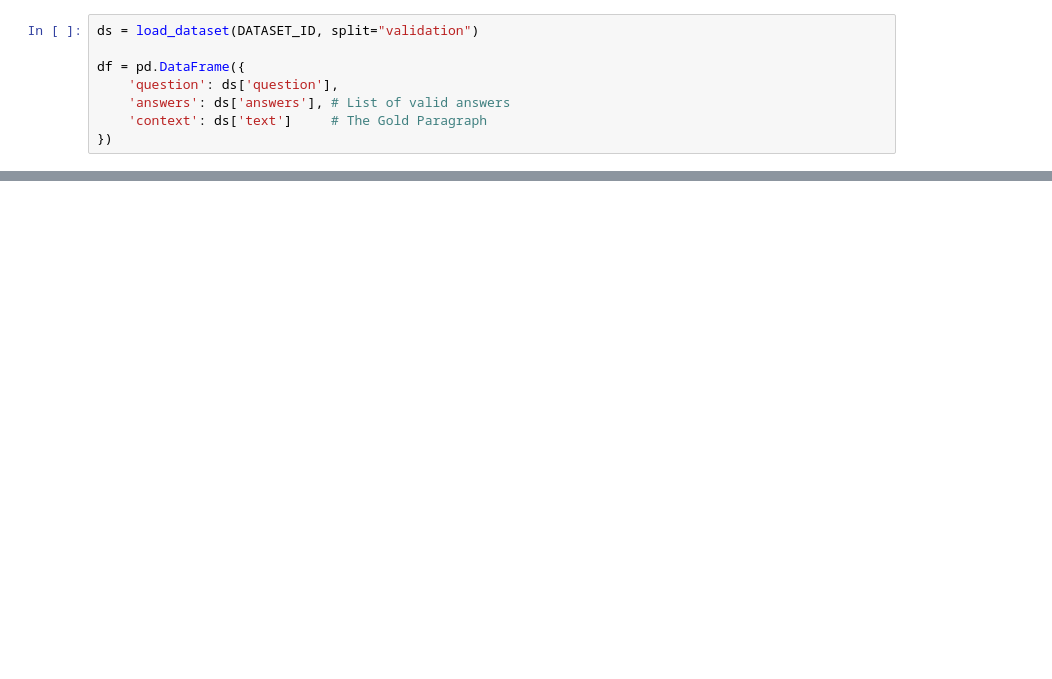
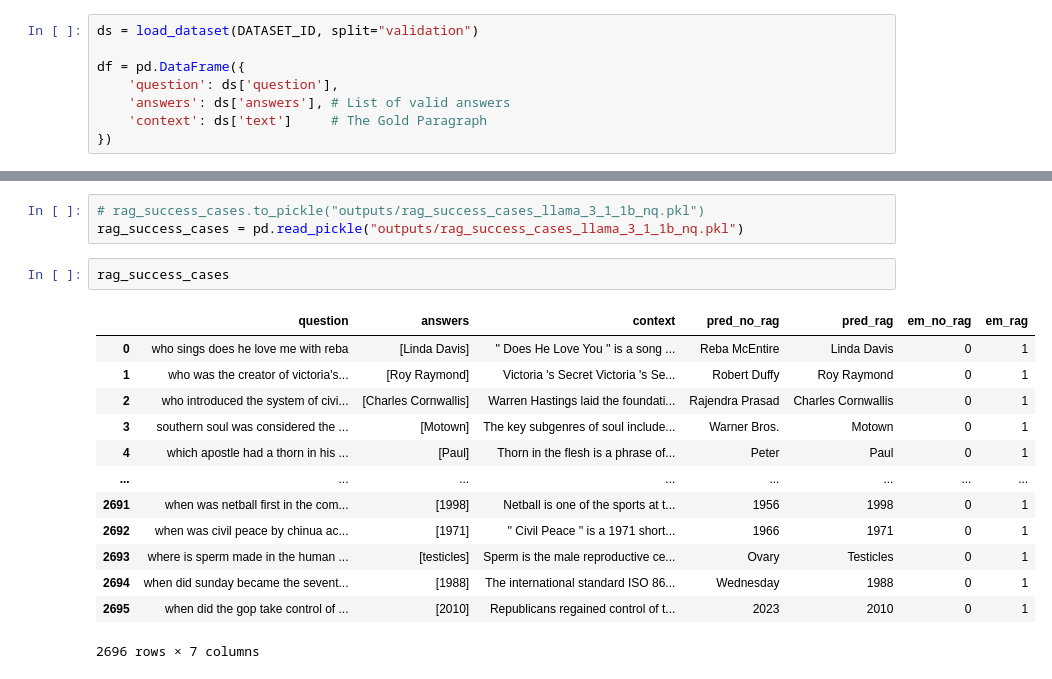
Before and after one commit to polgrisha/RAG_best_practices, a Jupyter notebook: notebooks/information_flow_routes_llama_3_nq.ipynb, the cells around one changed output, grey strips where cells are left out. Saved outputs shown, nothing was run; the diff lists cells and outputs as text; blank space fills up the shorter version.

```diff
--- a/notebooks/information_flow_routes_llama_3_nq.ipynb
+++ b/notebooks/information_flow_routes_llama_3_nq.ipynb
@@ -207 +207,20 @@ model = TransformerLensTransparentLlm(
+# %%
+# rag_success_cases.to_pickle("outputs/rag_success_cases_llama_3_1_1b_nq.pkl")
+rag_success_cases = pd.read_pickle("outputs/rag_success_cases_llama_3_1_1b_nq.pkl")
+# %%
+rag_success_cases
+# %% [output]
+|  | question | answers | context | pred_no_rag | pred_rag | em_no_rag | em_rag |
+| 0 | who sings does he love me with reba | [Linda Davis] | '' Does He Love You '' is a song ... | Reba McEntire | Linda Davis | 0 | 1 |
+| 1 | who was the creator of victoria's... | [Roy Raymond] | Victoria 's Secret Victoria 's Se... | Robert Duffy | Roy Raymond | 0 | 1 |
+| 2 | who introduced the system of civi... | [Charles Cornwallis] | Warren Hastings laid the foundati... | Rajendra Prasad | Charles Cornwallis | 0 | 1 |
+| 3 | southern soul was considered the ... | [Motown] | The key subgenres of soul include... | Warner Bros. | Motown | 0 | 1 |
+| 4 | which apostle had a thorn in his ... | [Paul] | Thorn in the flesh is a phrase of... | Peter | Paul | 0 | 1 |
+| ... | ... | ... | ... | ... | ... | ... | ... |
+| 2691 | when was netball first in the com... | [1998] | Netball is one of the sports at t... | 1956 | 1998 | 0 | 1 |
+| 2692 | when was civil peace by chinua ac... | [1971] | '' Civil Peace '' is a 1971 short... | 1966 | 1971 | 0 | 1 |
+| 2693 | where is sperm made in the human ... | [testicles] | Sperm is the male reproductive ce... | Ovary | Testicles | 0 | 1 |
+| 2694 | when did sunday became the sevent... | [1988] | The international standard ISO 86... | Wednesday | 1988 | 0 | 1 |
+| 2695 | when did the gop take control of ... | [2010] | Republicans regained control of t... | 2023 | 2010 | 0 | 1 |
+2696 rows × 7 columns
 # %%
```
Also changed, not shown: parts of 13 cells of this notebook, 1 other file.
